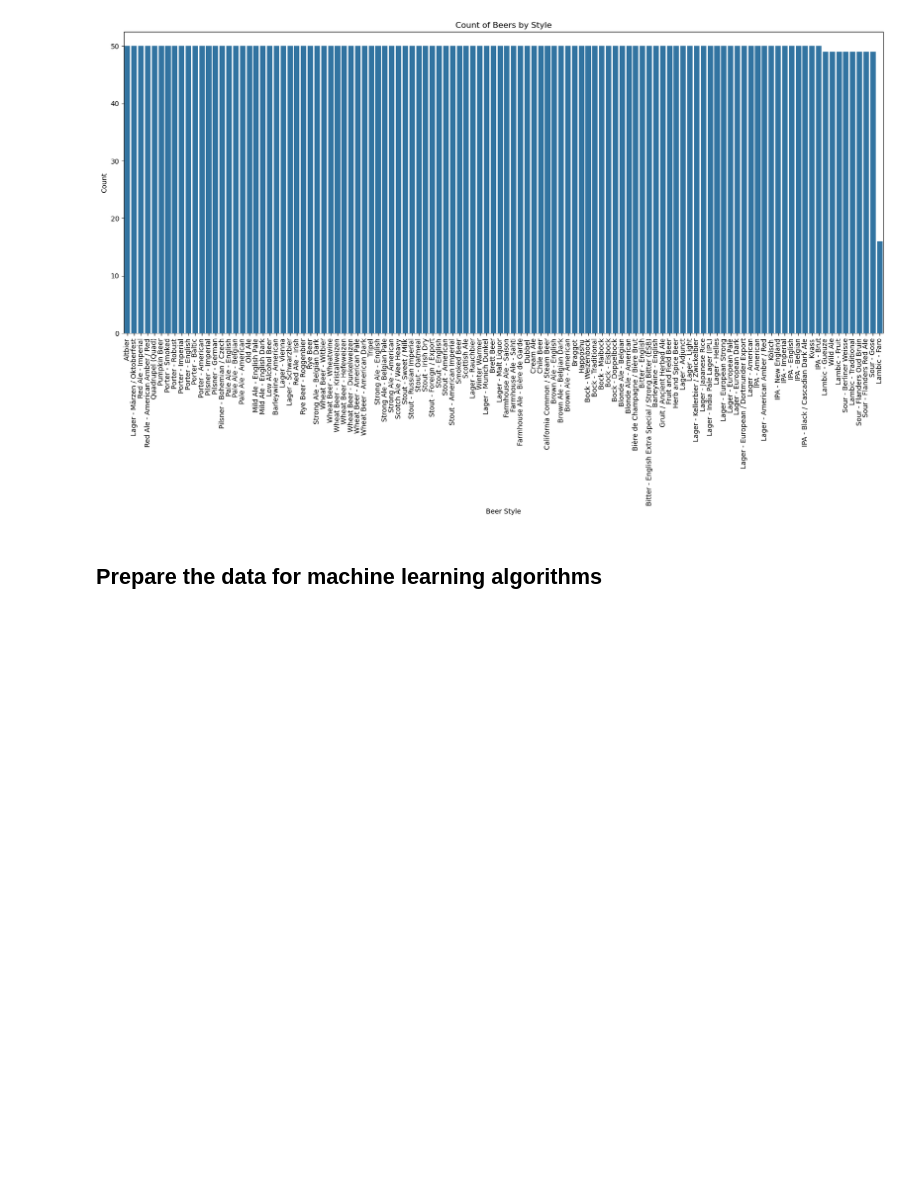
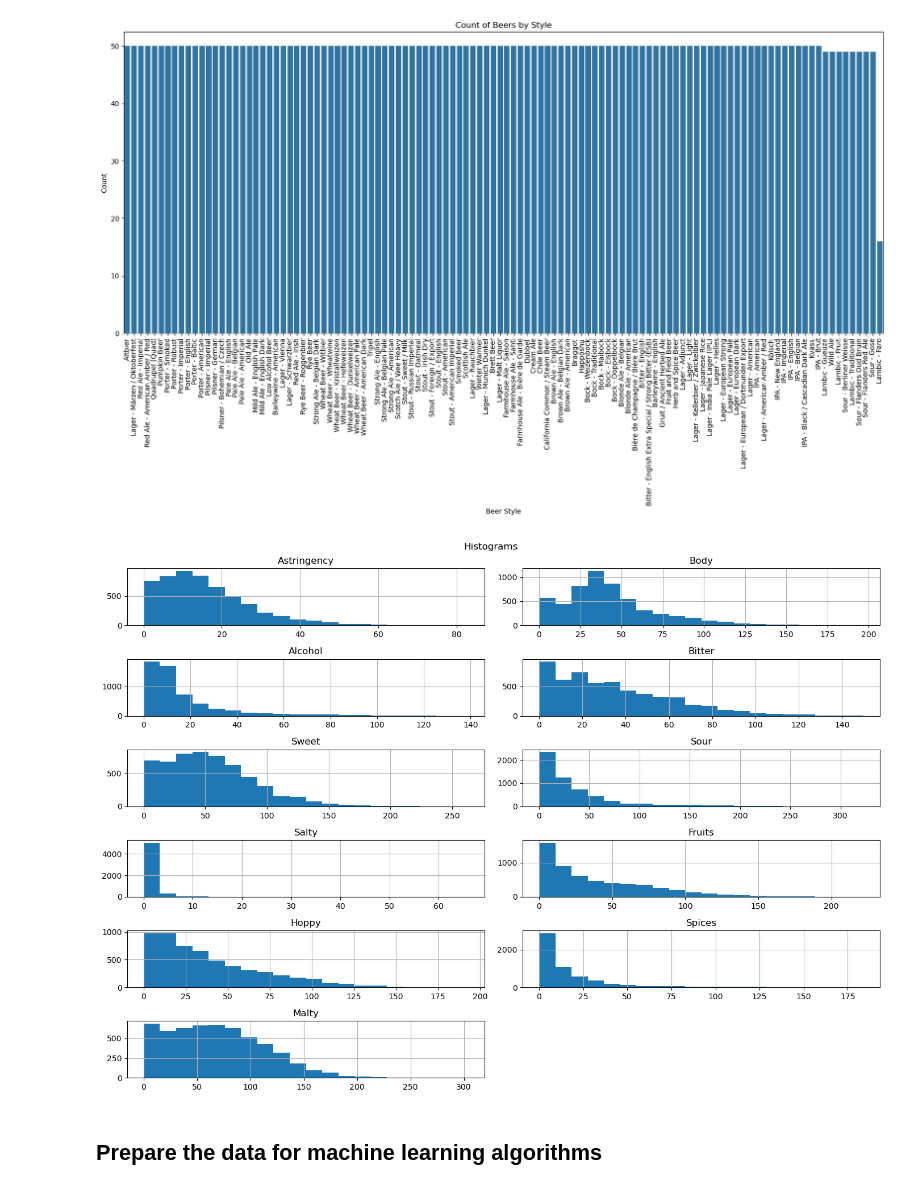
Before and after one commit to Bram-code/beer-suggestions, a Jupyter notebook: model-training.ipynb, the cells around one changed output. Cells and saved outputs as stored; diff of their text form; code cells hidden in the pictures; blank space fills up the shorter version.

```diff
--- a/model-training.ipynb
+++ b/model-training.ipynb
@@ -59,6 +59,15 @@ plt.title('Count of Beers by Style')
 plt.show()
 # %% [output]
 [figure]
+# %%
+input_columns = ["Astringency", "Body", "Alcohol", "Bitter", "Sweet", "Sour", "Salty", "Fruits", "Hoppy", "Spices", "Malty"]
+
+df[input_columns].hist(bins=20, figsize=(14, 10), layout=(6, 2))
+plt.suptitle('Histograms')
+plt.tight_layout()
+plt.show()
+# %% [output]
+[figure, added]
 # %% [markdown]
 ## Prepare the data for machine learning algorithms
 # %%
```
Also changed, not shown: parts of 4 cells of this notebook.
